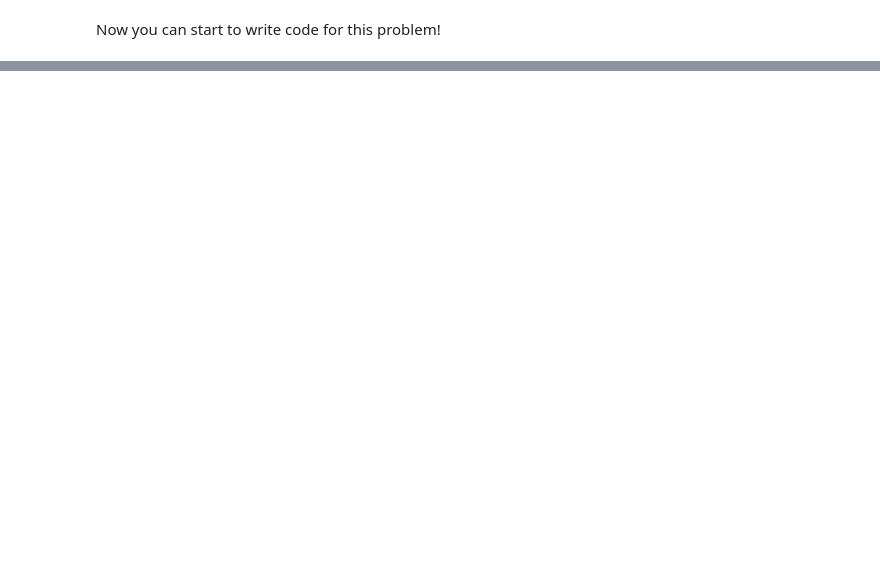
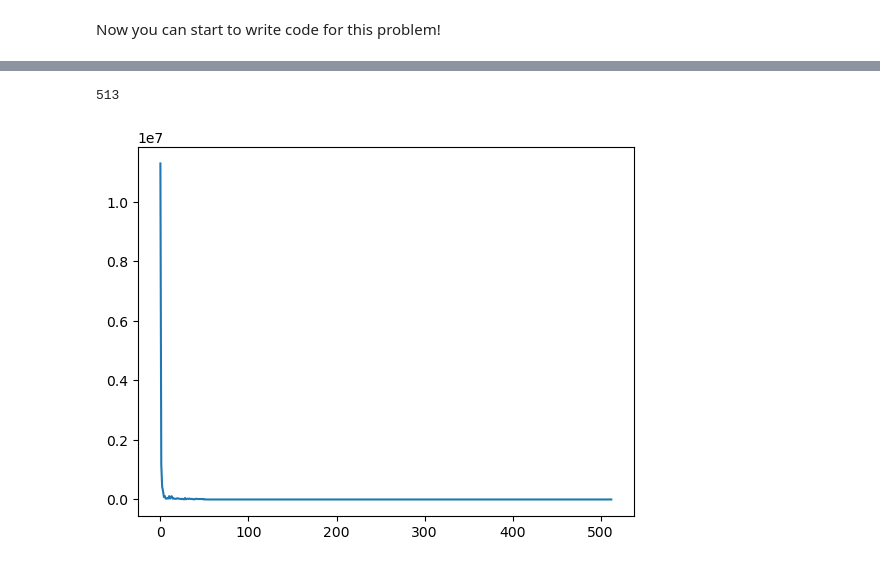
Before and after one commit to gcfbelinario/Applied-Physics-155, a Jupyter notebook: lab_assignment_module3_key.ipynb, the cells around one changed output, grey strips where cells are left out. Saved outputs shown, nothing was run; the diff lists cells and outputs as text; code cells hidden in the pictures; blank space fills up the shorter version.

```diff
--- a/lab_assignment_module3_key.ipynb
+++ b/lab_assignment_module3_key.ipynb
@@ -70,0 +94,36 @@ Now you can start to write code for this problem!
+# %%
+# calculate the coefficients of the discrete Fourier transform
+
+ck = np.fft.rfft(dow)
+
+#print(len(ck))
+#print(ck)
+# %%
+len(ck)
+# %% [output]
+513
+# %%
+# retain first 10%
+ck10 = np.zeros(len(ck), complex)
+for n in range(round(0.10*len(ck10))):
+    ck10[n] = ck[n]
+
+ck50 = np.zeros(len(ck), complex)
+for n in range(round(0.50*len(ck50))):
+    ck50[n] = ck[n]
+
+ck80 = np.zeros(len(ck), complex)
+for n in range(round(0.80*len(ck80))):
+    ck80[n] = ck[n]
+
+# calculate inverse fourier transform
+
+ck10i = np.fft.irfft(ck10)
+ck50i = np.fft.irfft(ck50)
+ck80i = np.fft.irfft(ck80)
+# %%
+# plot the coefficients
+plt.plot(range(len(ck10)), np.abs(ck10))
+plt.show()
+# %% [output]
+[figure, added]
```
Also changed, not shown: parts of 13 cells of this notebook, 1 other file.
